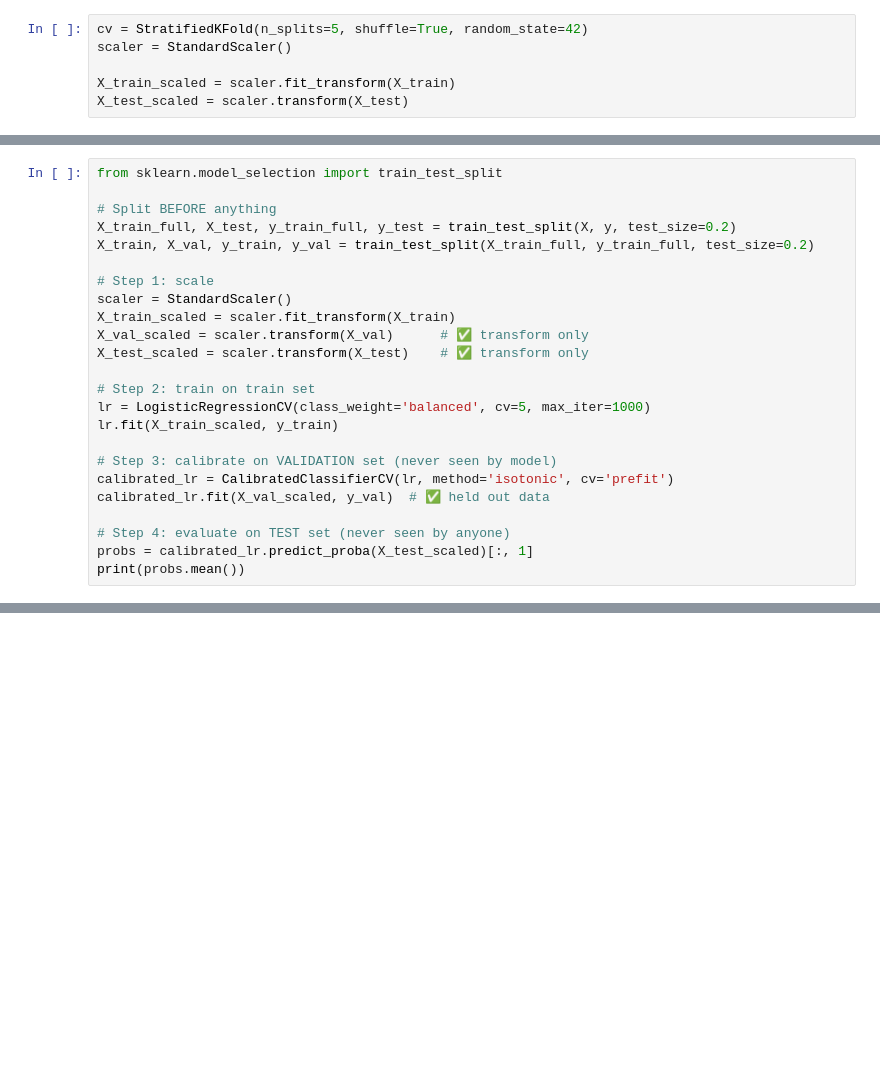
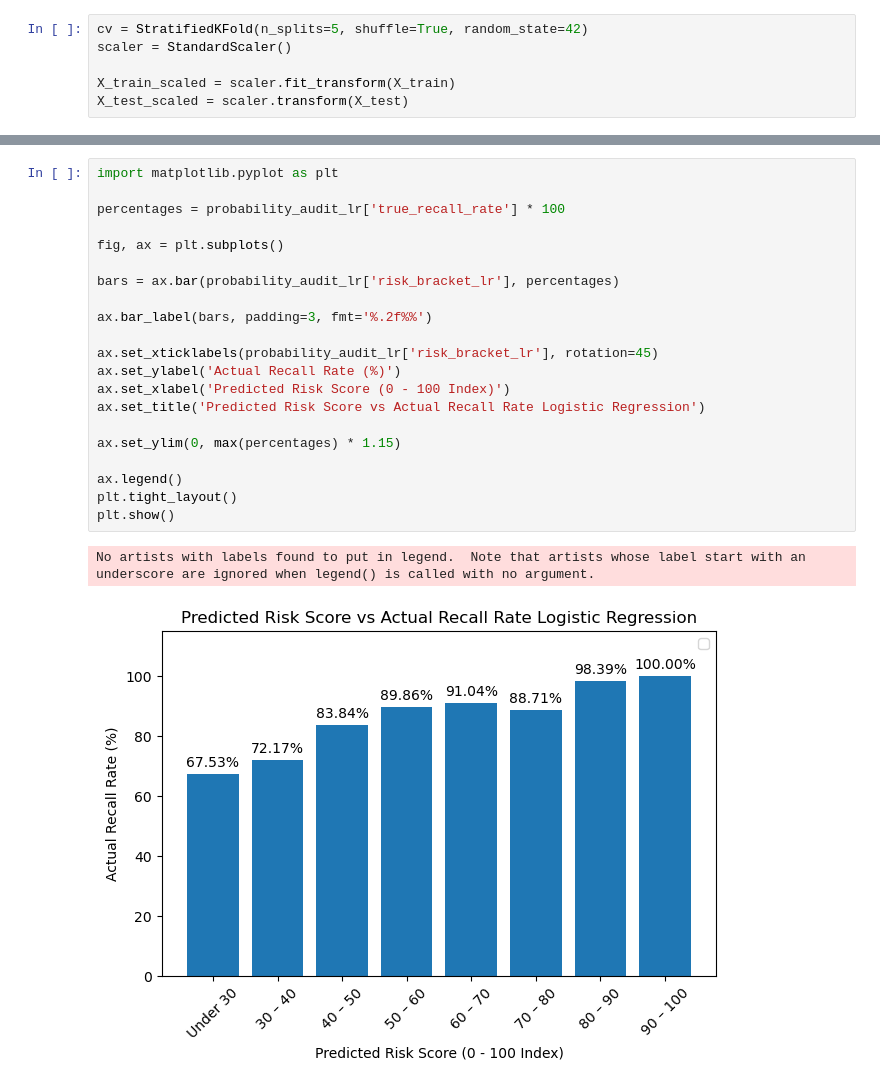
Before and after one commit to Shak789/Car-Recall, a Jupyter notebook: Car Recall Notebook.ipynb, the cells around one changed output, grey strips where cells are left out. Saved outputs shown, nothing was run; the diff lists cells and outputs as text; blank space fills up the shorter version.

```diff
--- a/Car Recall Notebook.ipynb
+++ b/Car Recall Notebook.ipynb
@@ -488,24 +396,0 @@ NameError: name 'model' is not defined
-# %%
-from sklearn.model_selection import train_test_split
-
-# Split BEFORE anything
-X_train_full, X_test, y_train_full, y_test = train_test_split(X, y, test_size=0.2)
-X_train, X_val, y_train, y_val = train_test_split(X_train_full, y_train_full, test_size=0.2)
-
-# Step 1: scale
-scaler = StandardScaler()
-X_train_scaled = scaler.fit_transform(X_train)
-X_val_scaled = scaler.transform(X_val)      # ✅ transform only
-X_test_scaled = scaler.transform(X_test)    # ✅ transform only
-
-# Step 2: train on train set
-lr = LogisticRegressionCV(class_weight='balanced', cv=5, max_iter=1000)
-lr.fit(X_train_scaled, y_train)
-
-# Step 3: calibrate on VALIDATION set (never seen by model)
-calibrated_lr = CalibratedClassifierCV(lr, method='isotonic', cv='prefit')
-calibrated_lr.fit(X_val_scaled, y_val)  # ✅ held out data
-
-# Step 4: evaluate on TEST set (never seen by anyone)
-probs = calibrated_lr.predict_proba(X_test_scaled)[:, 1]
-print(probs.mean())
@@ -664,0 +641,24 @@ print(results_df.head(20))
+# %%
+import matplotlib.pyplot as plt
+
+percentages = probability_audit_lr['true_recall_rate'] * 100
+
+fig, ax = plt.subplots()
+
+bars = ax.bar(probability_audit_lr['risk_bracket_lr'], percentages)
+
+ax.bar_label(bars, padding=3, fmt='%.2f%%')
+
+ax.set_xticklabels(probability_audit_lr['risk_bracket_lr'], rotation=45)
+ax.set_ylabel('Actual Recall Rate (%)')
+ax.set_xlabel('Predicted Risk Score (0 - 100 Index)')
+ax.set_title('Predicted Risk Score vs Actual Recall Rate Logistic Regression')
+
+ax.set_ylim(0, max(percentages) * 1.15)
+
+ax.legend()
+plt.tight_layout()
+plt.show()
+# %% [output]
+No artists with labels found to put in legend.  Note that artists whose label start with an underscore are ignored when legend() is called with no argument.
+[figure, added]
```
Also changed, not shown: parts of 66 cells of this notebook, 6 other files.
